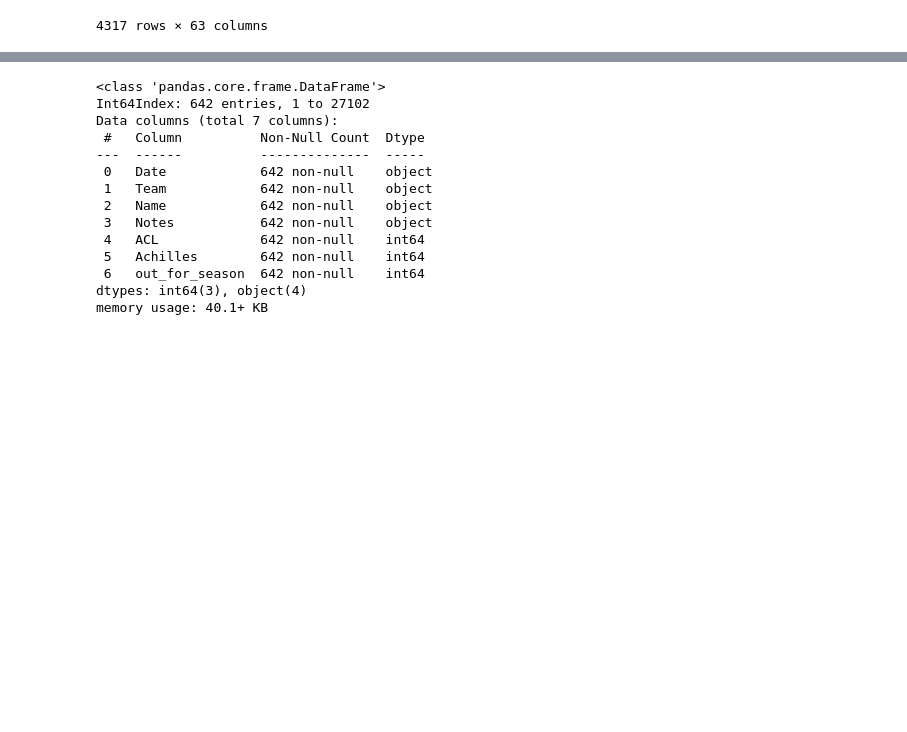
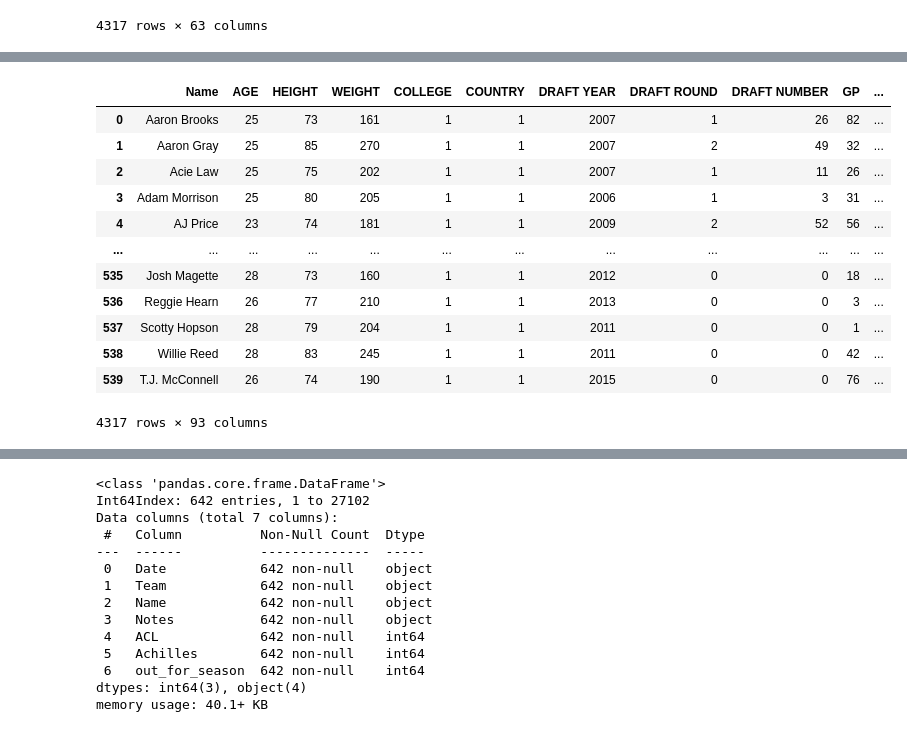
Before and after one commit to RH3421/Reducing_NBA_Injuries, a Jupyter notebook: Firstpass.ipynb, the cells around one changed output, grey strips where cells are left out. Drawn from its saved outputs; the diff is of its cells as text; code cells hidden in the pictures; blank space fills up the shorter version.

```diff
--- a/Firstpass.ipynb
+++ b/Firstpass.ipynb
@@ -309,0 +338,5 @@ df_con
+# %%
+# Binary bin Country['USA'] = 1, other = 0
+df_con.COUNTRY.replace(to_replace='USA', value=1, inplace=True)
+df_con.loc[df_con['COUNTRY'] != 1, 'COUNTRY'] = 0
+df_con['COUNTRY'] = df_con['COUNTRY'].astype(int)
@@ -309,0 +410,18 @@ df_con
+# %%
+# Dummify Teams
+df_con = pd.get_dummies(df_con, columns=['TEAM'], drop_first=True)
+df_con
+# %% [output]
+|  | Name | AGE | HEIGHT | WEIGHT | COLLEGE | COUNTRY | DRAFT YEAR | DRAFT ROUND | DRAFT NUMBER | GP | ... |
+| 0 | Aaron Brooks | 25 | 73 | 161 | 1 | 1 | 2007 | 1 | 26 | 82 | ... |
+| 1 | Aaron Gray | 25 | 85 | 270 | 1 | 1 | 2007 | 2 | 49 | 32 | ... |
+| 2 | Acie Law | 25 | 75 | 202 | 1 | 1 | 2007 | 1 | 11 | 26 | ... |
+| 3 | Adam Morrison | 25 | 80 | 205 | 1 | 1 | 2006 | 1 | 3 | 31 | ... |
+| 4 | AJ Price | 23 | 74 | 181 | 1 | 1 | 2009 | 2 | 52 | 56 | ... |
+| ... | ... | ... | ... | ... | ... | ... | ... | ... | ... | ... | ... |
+| 535 | Josh Magette | 28 | 73 | 160 | 1 | 1 | 2012 | 0 | 0 | 18 | ... |
+| 536 | Reggie Hearn | 26 | 77 | 210 | 1 | 1 | 2013 | 0 | 0 | 3 | ... |
+| 537 | Scotty Hopson | 28 | 79 | 204 | 1 | 1 | 2011 | 0 | 0 | 1 | ... |
+| 538 | Willie Reed | 28 | 83 | 245 | 1 | 1 | 2011 | 0 | 0 | 42 | ... |
+| 539 | T.J. McConnell | 26 | 74 | 190 | 1 | 1 | 2015 | 0 | 0 | 76 | ... |
+4317 rows × 93 columns
```
Also changed, not shown: parts of 19 cells of this notebook, 4 other files.
